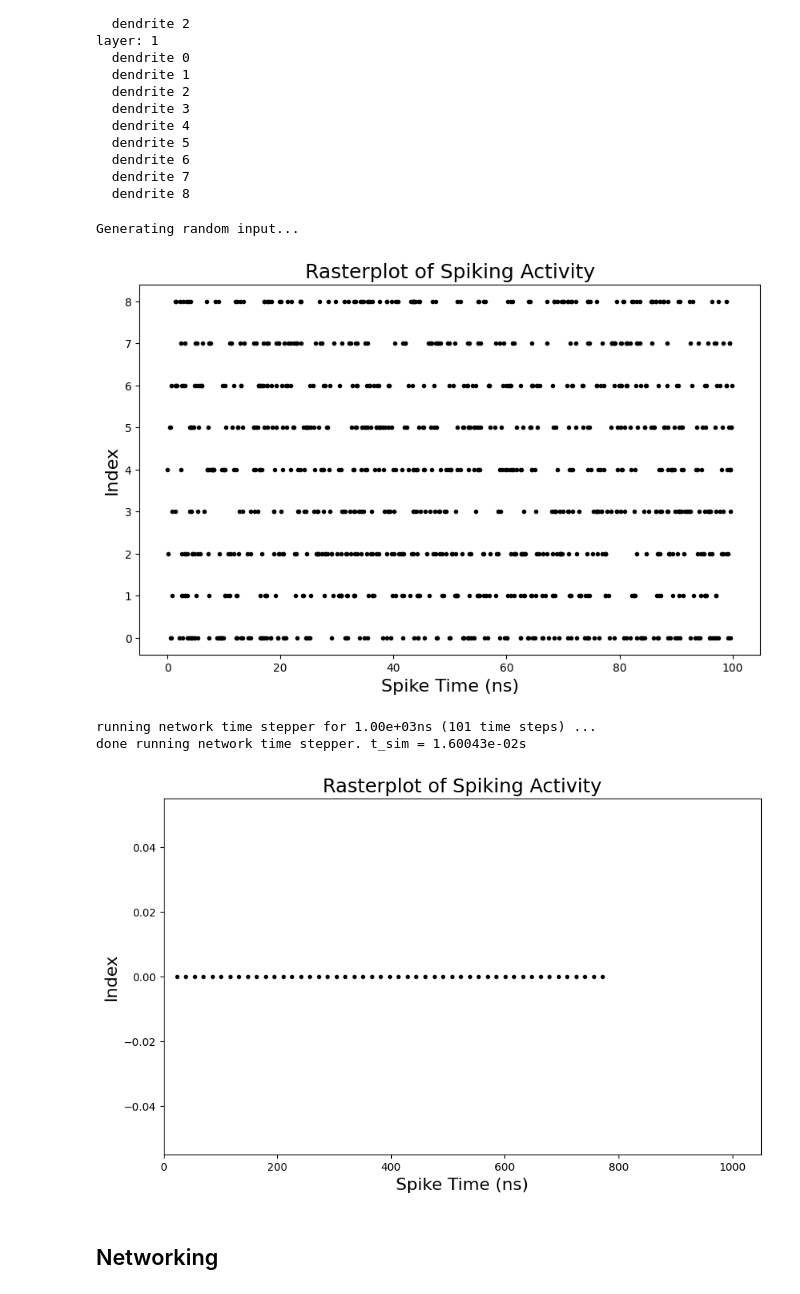
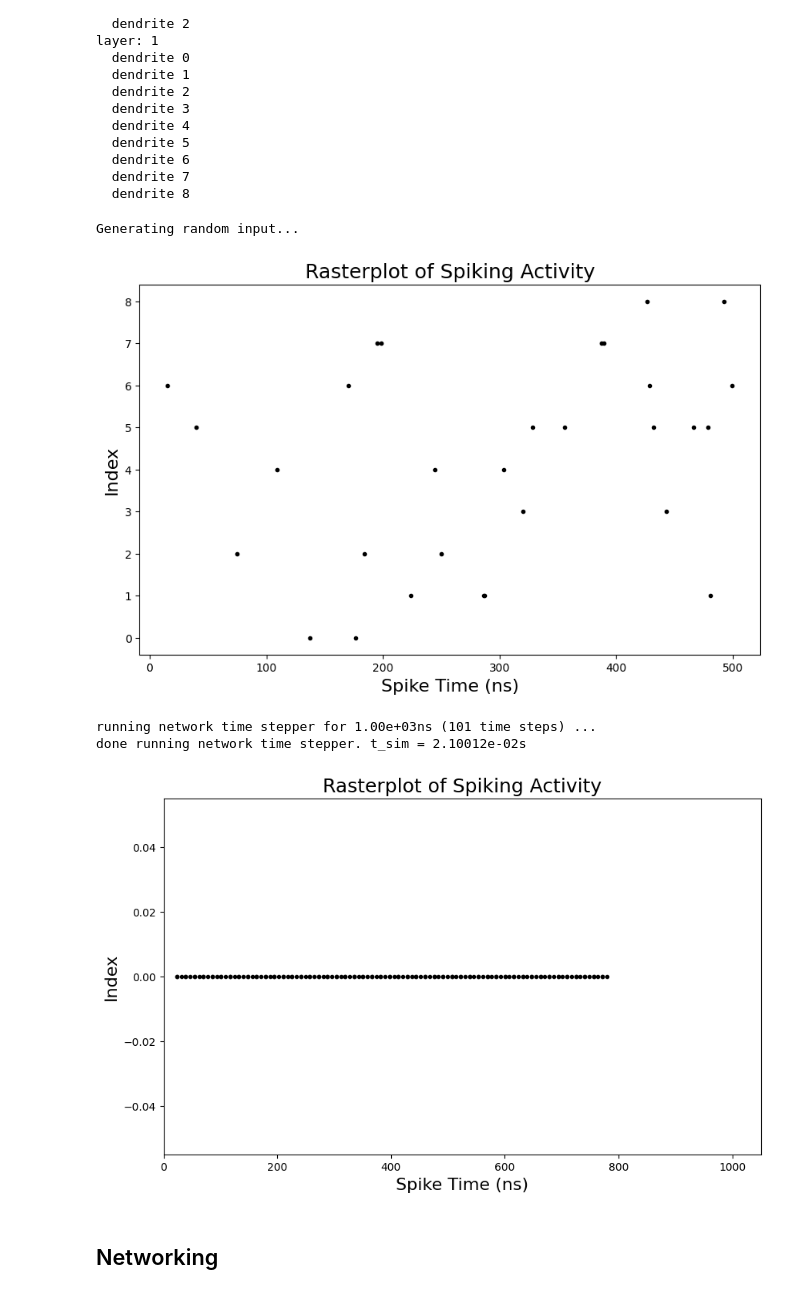
Before and after one commit to ryangitsit/sim_soens, a Jupyter notebook: soen_tutorial.ipynb, the cells around one changed output. Saved outputs shown, nothing was run; the diff lists cells and outputs as text; code cells hidden in the pictures.

```diff
--- a/soen_tutorial.ipynb
+++ b/soen_tutorial.ipynb
@@ -60,20 +66,31 @@ SOEN neurons have special structure that corresponds to their physical design pa
 
 To call a simple single-synapse, single-dendrite neuron, use:
 # %%
-input = SuperInput(channels=1, type='random', total_spikes=100, duration=100)
-default_neuron_params['w_dn'] = 0.25
+times = np.arange(0,500,50)
+indices = np.zeros(len(times)).astype(int)
+def_spikes = [indices,times]
+
+# input_ = SuperInput(channels=1, type='random', total_spikes=int(500/42), duration=500)
+input_ = SuperInput(channels=1, type='defined', defined_spikes=def_spikes, duration=500)
+
+default_neuron_params['w_dn'] = 0.75
+default_neuron_params['tau_di'] = 1
 sing = CustomNeurons(type='single',**default_neuron_params)
-
-
-
-sing.synapse.add_input(input.signals[0])
+sing.synapse.add_input(input_.signals[0])
 
 net = network(name = 'network_under_test')
 net.add_neuron(sing.neuron)
-net.run_sim(dt = 1, tf = 100)
+net.run_sim(dt = 1, tf = 500)
 net.get_recordings()
+# for neuron_key in net.neurons:
+#     items = net.neurons[neuron_key]
+#     print(items.__dict__)
 
-# raster_plot(net.spikes,duration=100)
+# sing.plot_simple = True
+# net.plot()
+
+# raster_plot(input_.spike_arrays,duration=500)
+raster_plot(net.spikes,duration=500,input=input_.spike_arrays)
 import matplotlib.pyplot as plt
 plt.plot(net.signal[0])
 plt.plot(net.phi_r[0])
@@ -114,42 +125,42 @@ layer: 1
   dendrite 7
   dendrite 8
 # %%
-input = SuperInput(channels=9, type='random', total_spikes=1000, duration=100)
+input = SuperInput(channels=9, type='random', total_spikes=30, duration=500)
 raster_plot(input.spike_arrays)
 for i in range(len(neo.synapses)):
     in_ = input_signal(name = 'input_synaptic_drive',
                        input_temporal_form = 'arbitrary_spike_train',
                        spike_times = input.spike_rows[i])
     neo.synapses[i].add_input(in_)
 
 net = network(name = 'network_under_test')
 net.add_neuron(neo.fractal_neuron)
-net.neurons['name'].name = 1
+# net.neurons['name'].name = 1
 
 # network_object.neurons[neuron_key].dend__ref.synaptic_inputs['{}__syn_refraction'.format(network_object.neurons[neuron_key].name)].spike_times_converted = np.append(network_object.neurons[neuron_key].dend__ref.synaptic_inputs['{}__syn_refraction'.format(network_object.neurons[neuron_key].name)].spike_times_converted,tau_vec[ii+1])
 net.run_sim(dt = 10, tf = 1000)
 spikes = [ [] for _ in range(2) ]
 S = []
 Phi_r = []
 count = 0
 for neuron_key in net.neurons:
     s = net.neurons[neuron_key].dend__nr_ni.s
     S.append(s)
     phi_r = net.neurons[neuron_key].dend__nr_ni.phi_r
     Phi_r.append(phi_r)
     spike_t = net.neurons[neuron_key].spike_times
     spikes[0].append(np.ones(len(spike_t))*count)
     spikes[1].append(spike_t)
     count+=1
 spikes[0] =np.concatenate(spikes[0])
 spikes[1] = np.concatenate(spikes[1])/1000
 
 raster_plot(spikes,duration=1000)
 # %% [output]
 Generating random input...
-[figure, old version]
+[figure, new version]
 running network time stepper for 1.00e+03ns (101 time steps) ...
-done running network time stepper. t_sim = 1.60043e-02s
+done running network time stepper. t_sim = 2.10012e-02s
-[figure, old version]
+[figure, new version]
 # %% [markdown]
 ## Networking
```
Also changed, not shown: parts of 8 cells of this notebook, 2 other files.
